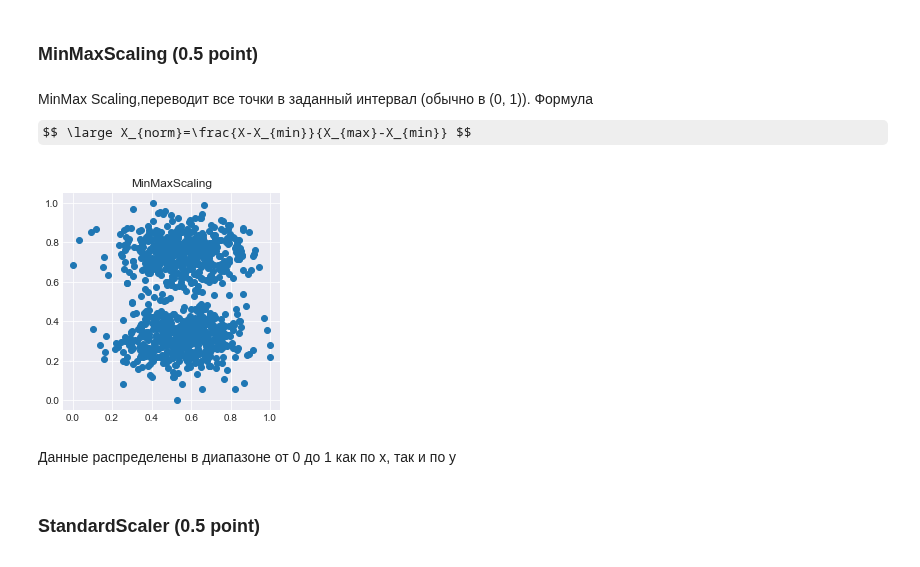
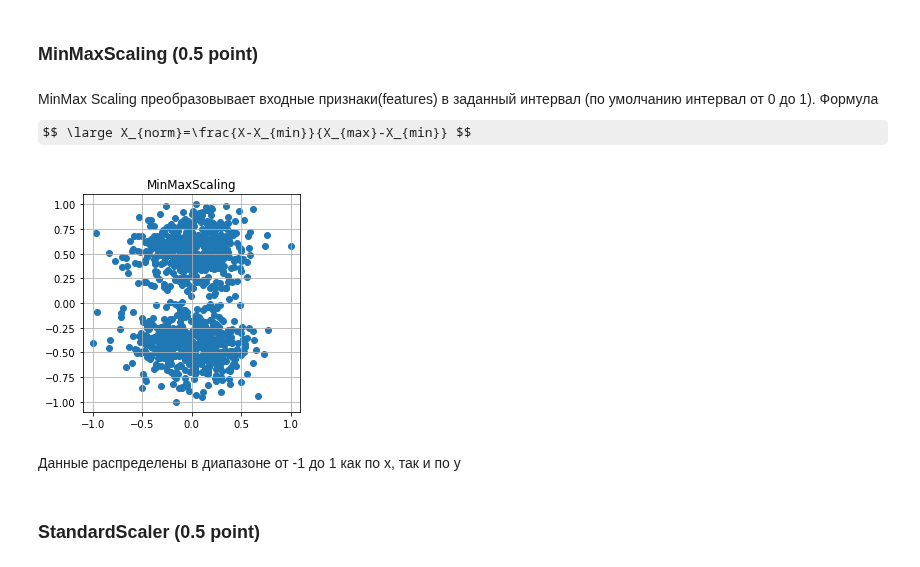
Before and after one commit to githubjeka/ml-intro, a Jupyter notebook: homework.ipynb, the cells around one changed output. Drawn from its saved outputs; the diff is of its cells as text; code cells hidden in the pictures; some formulas as TeX source.

```diff
--- a/homework.ipynb
+++ b/homework.ipynb
@@ -213,15 +214,15 @@ Perform `StandardScaling` and `MinMaxScaling` of original data; visualize result
 # %% [markdown]
 ### MinMaxScaling (0.5 point)
 # %% [markdown]
-MinMax Scaling,переводит все точки в заданный интервал (обычно в (0, 1)).
+MinMax Scaling преобразовывает входные признаки(features) в заданный интервал (по умолчанию интервал от 0 до 1).
 Формула
 $$ \large X_{norm}=\frac{X-X_{min}}{X_{max}-X_{min}} $$
 # %%
-minMax_data = MinMaxScaler().fit_transform(data)
+minMax_data = MinMaxScaler(feature_range=(-1, 1)).fit_transform(data)
 plot_scatter(minMax_data[:, 0], minMax_data[:, 1], auto_scaled=False, title='MinMaxScaling')
 # %% [output]
-[figure, old version]
+[figure, new version]
 # %% [markdown]
-Данные распределены в диапазоне от 0 до 1 как по x, так и по y
+Данные распределены в диапазоне от -1 до 1 как по x, так и по y
 # %% [markdown]
 ### StandardScaler (0.5 point)
```
Also changed, not shown: parts of 17 cells of this notebook.
